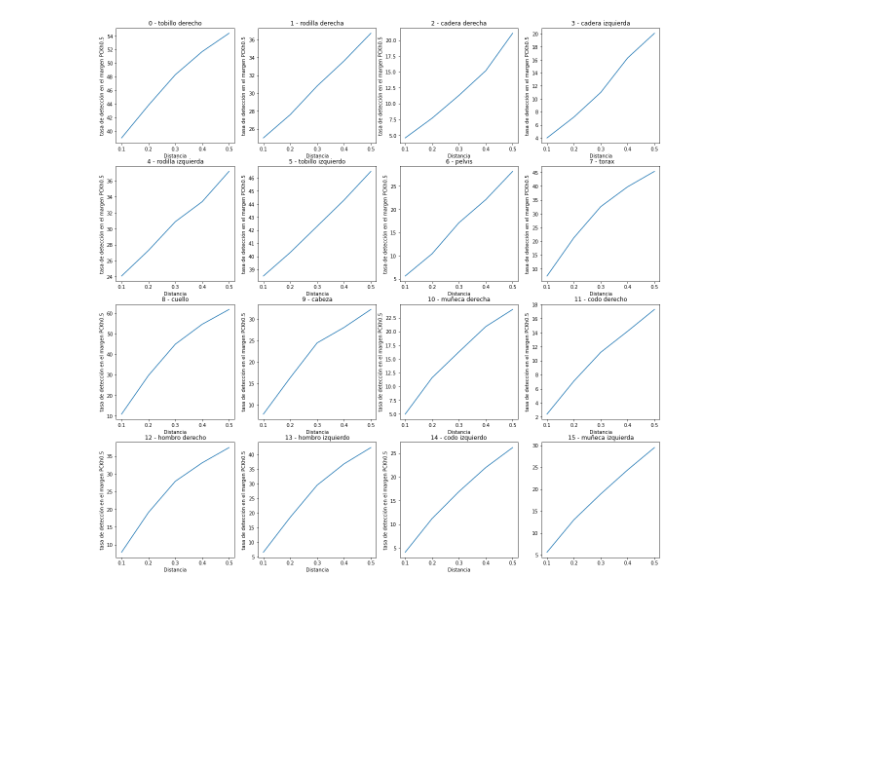
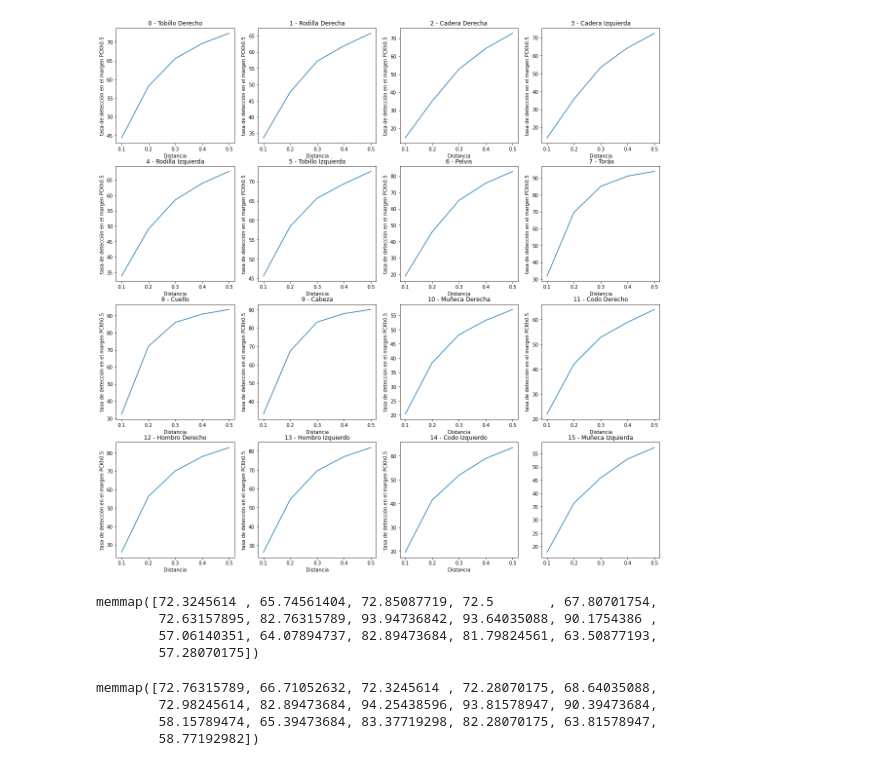
Before and after one commit to Grol4Espinoza/Human-Pose-Estimation, a Jupyter notebook: predict_test.ipynb, the cells around one changed output. Drawn from its saved outputs; the diff is of its cells as text; code cells hidden in the pictures; blank space fills up the shorter version.

```diff
--- a/predict_test.ipynb
+++ b/predict_test.ipynb
@@ -216,16 +242,30 @@ plot_x, plot_y = PCKH(X_test,np.moveaxis(y_test, -1, 1))
 np.save('plot_y', plot_y)
 # %%
 plot_x = np.array([0.1,0.2,0.3,0.4,0.5])
-plot_y = np.load('D:\Seminario de tesis I\Codigo\MiProyecto\Datos_de_otras_versiones_de_redes\Cropped_Data\plot_y.npy', mmap_mode='r')
+plot_y = np.load('plot_y.npy', mmap_mode='r')
 fig = plt.figure(figsize=(20, 20))
 name = ("0 - Tobillo Derecho", "1 - Rodilla Derecha", "2 - Cadera Derecha", "3 - Cadera Izquierda", "4 - Rodilla Izquierda", "5 - Tobillo Izquierdo", "6 - Pelvis"," 7 - Toráx", "8 - Cuello", "9 - Cabeza", "10 - Muñeca Derecha", "11 - Codo Derecho", "12 - Hombro Derecho", "13 - Hombro Izquierdo", "14 - Codo Izquierdo", "15 - Muñeca Izquierda")
 for i in range(16):
     plt.xlabel("Distancia")
     plt.ylabel("tasa de detección en el margen PCKh0.5")
     fig=plt.subplot(4, 4, i+1)
     plt.title(name[i])
     plt.plot(plot_x,plot_y[i])
 plt.savefig('PCKh_results.png')
 plt.show()
 # %% [output]
-[figure, old version]
+[figure, new version]
+# %%
+plot_y[:,4]
+# %% [output]
+memmap([72.3245614 , 65.74561404, 72.85087719, 72.5       , 67.80701754,
+        72.63157895, 82.76315789, 93.94736842, 93.64035088, 90.1754386 ,
+        57.06140351, 64.07894737, 82.89473684, 81.79824561, 63.50877193,
+        57.28070175])
+# %%
+np.load('plot_y_mv6_epoch_65.npy', mmap_mode='r')[:,4]
+# %% [output]
+memmap([72.76315789, 66.71052632, 72.3245614 , 72.28070175, 68.64035088,
+        72.98245614, 82.89473684, 94.25438596, 93.81578947, 90.39473684,
+        58.15789474, 65.39473684, 83.37719298, 82.28070175, 63.81578947,
+        58.77192982])
```
Also changed, not shown: parts of 15 cells of this notebook, 6 other files.
